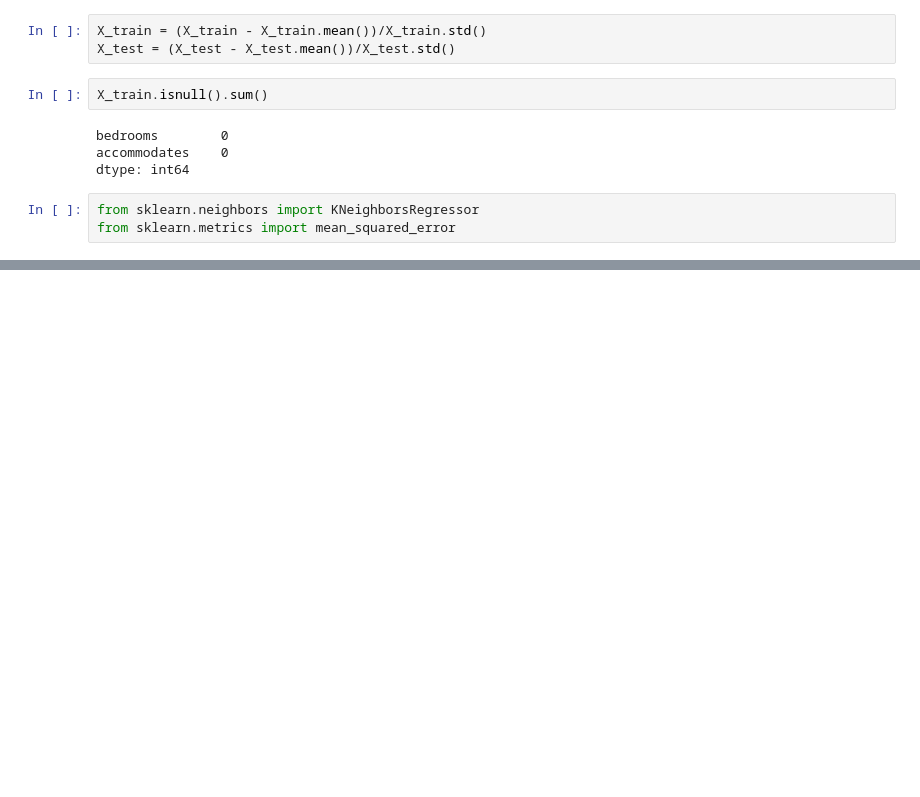
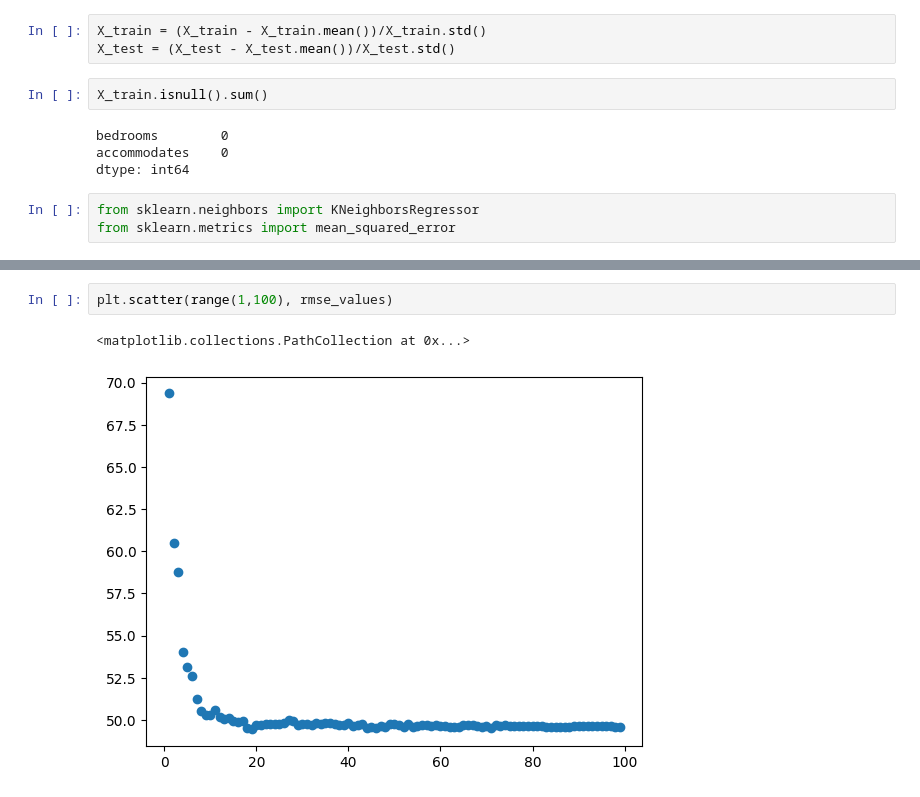
Before and after one commit to afoone/caipc-mar-2023, a Jupyter notebook: 06 - Hiperparametros.ipynb, the cells around one changed output, grey strips where cells are left out. Saved outputs shown, nothing was run; the diff lists cells and outputs as text; blank space fills up the shorter version.

```diff
--- a/06 - Hiperparametros.ipynb
+++ b/06 - Hiperparametros.ipynb
@@ -127,0 +135,5 @@ k->> 800 56.87656904906294
+# %%
+plt.scatter(range(1,100), rmse_values)
+# %% [output]
+<matplotlib.collections.PathCollection at 0x...>
+[figure, added]
```
Also changed, not shown: parts of 36 cells of this notebook.
